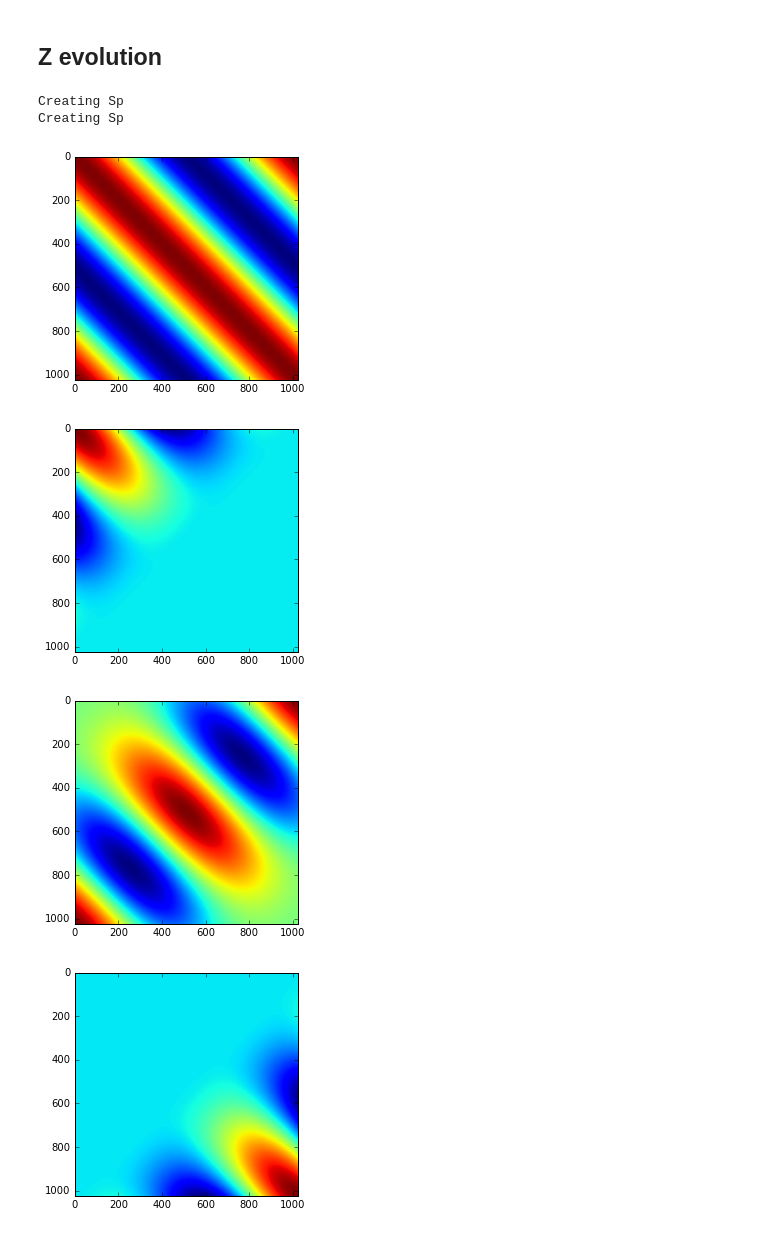
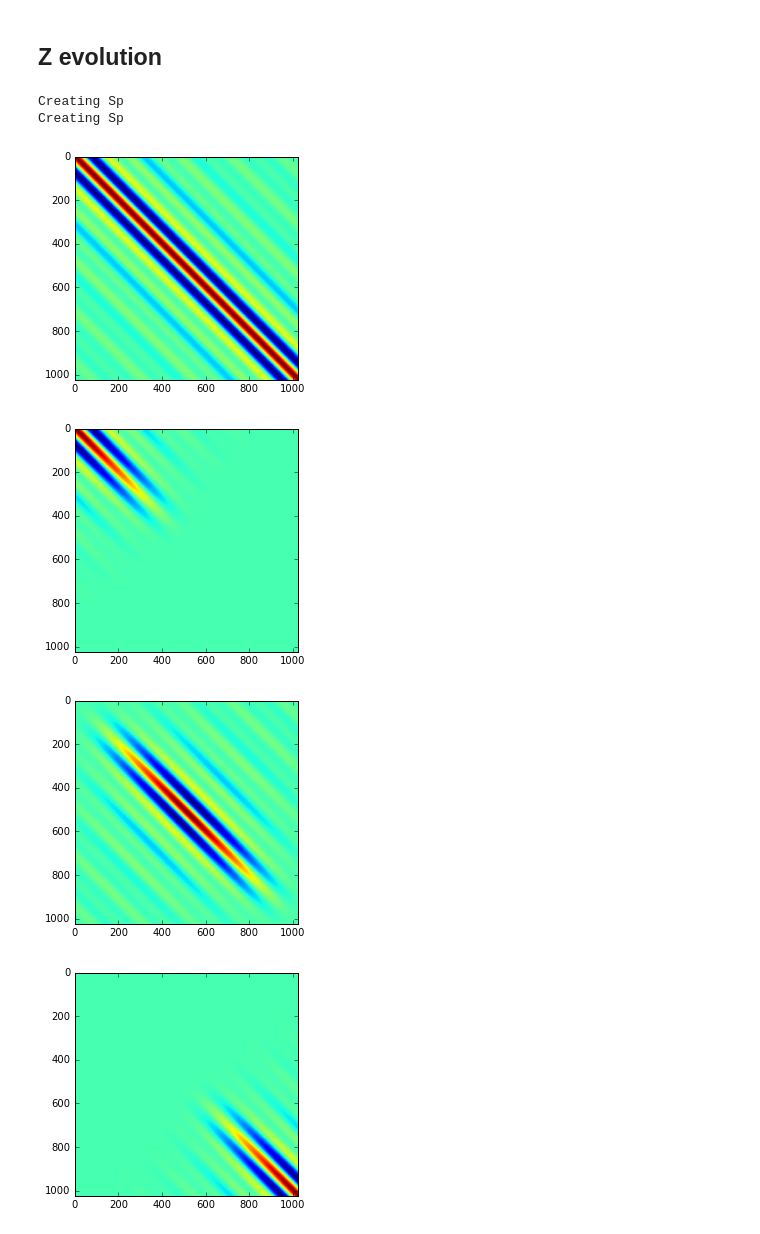
Before and after one commit to slosar/quadshit, a Jupyter notebook: py/test.ipynb, the cells around one changed output. Saved outputs shown, nothing was run; the diff lists cells and outputs as text; code cells hidden in the pictures.

```diff
--- a/py/test.ipynb
+++ b/py/test.ipynb
@@ -63,16 +65,16 @@ print SD
 # %%
 # reload(qs)
 D=qs.QuadShit(A2=2.0)
 # derivs
 Sp,xil=D.getSp3()
 Sp1,xil=D.getSponez()
-for S in [Sp1[0], Sp[0], Sp[5],Sp[10],Sp[0]+Sp[5]+Sp[10]]:
+for S in [Sp1[2], Sp[2], Sp[7],Sp[12],Sp[2]+Sp[7]+Sp[12]]:
     plt.figure()
     plt.imshow(S,interpolation='nearest')
 # %% [output]
 Creating Sp
 Creating Sp
-[figure, old version]
+[figure, new version]
-[figure, old version]
+[figure, new version]
-[figure, old version]
+[figure, new version]
-[figure, old version]
+[figure, new version]
```
Also changed, not shown: parts of 10 cells of this notebook, 1 other file.
